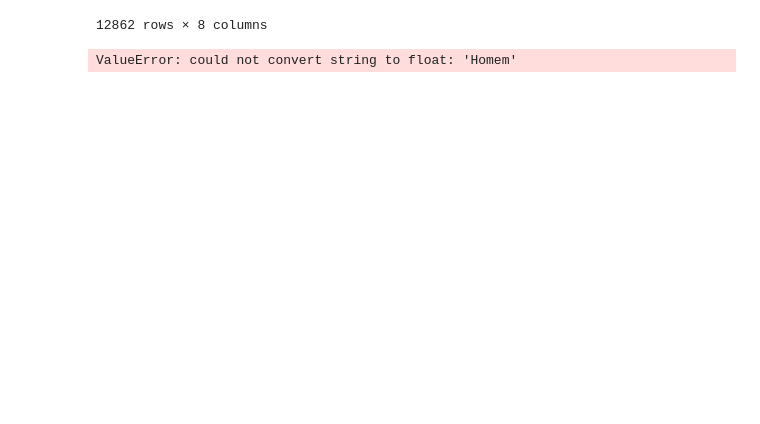
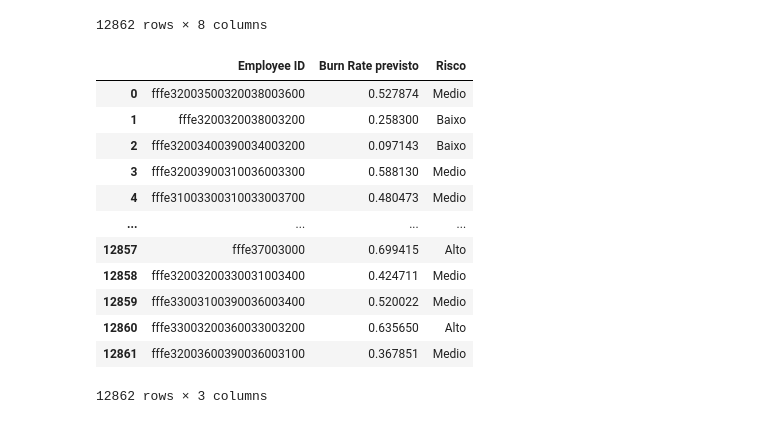
Before and after one commit to Olveir/projeto_lean_startup_CD, a Jupyter notebook: modelo_final.ipynb, the cells around one changed output. Saved outputs shown, nothing was run; the diff lists cells and outputs as text; code cells hidden in the pictures; blank space fills up the shorter version.

Commit message:
fix: ajuste na leitura do dataset de teste

```diff
--- a/modelo_final.ipynb
+++ b/modelo_final.ipynb
@@ -314,22 +314,22 @@ display(df_teste)
 arquivo_teste = r'/home/chlxr/projeto_lean_startup_CD/test_sujo.csv'
 df_teste = pd.read_csv(arquivo_teste)
 
-df['Date of Joining'] = pd.to_datetime(df['Date of Joining'], errors='coerce')
-df['Date of Joining'] = df['Date of Joining'].fillna(df['Date of Joining'].median())
+df_teste['Date of Joining'] = pd.to_datetime(df_teste['Date of Joining'], errors='coerce')
+df_teste['Date of Joining'] = df_teste['Date of Joining'].fillna(df_teste['Date of Joining'].median())
 
-df['Designation'] = pd.to_numeric(df['Designation'], errors='coerce')
-df['Resource Allocation'] = pd.to_numeric(df['Resource Allocation'], errors='coerce')
-df['Mental Fatigue Score'] = pd.to_numeric(df['Mental Fatigue Score'], errors='coerce')
+df_teste['Designation'] = pd.to_numeric(df_teste['Designation'], errors='coerce')
+df_teste['Resource Allocation'] = pd.to_numeric(df_teste['Resource Allocation'], errors='coerce')
+df_teste['Mental Fatigue Score'] = pd.to_numeric(df_teste['Mental Fatigue Score'], errors='coerce')
 
-df.loc[~df['Mental Fatigue Score'].between(0, 10), 'Mental Fatigue Score'] = np.nan
+df_teste.loc[~df_teste['Mental Fatigue Score'].between(0, 10), 'Mental Fatigue Score'] = np.nan
 
 cols_texto = ['Gender', 'Company Type', 'WFH Setup Available']
 
-df[cols_texto] = df[cols_texto].apply(
+df_teste[cols_texto] = df_teste[cols_texto].apply(
     lambda coluna: coluna.astype(str).str.strip().str.upper()
 )
 
-df['Gender'] = df['Gender'].replace({
+df_teste['Gender'] = df_teste['Gender'].replace({
     'F': 'FEMALE',
     'MULHER': 'FEMALE',
     'FEMININO': 'FEMALE',
@@ -338,7 +338,7 @@ df['Gender'] = df['Gender'].replace({
     'MASCULINO': 'MALE'
 })
 
-df['Company Type'] = df['Company Type'].replace({
+df_teste['Company Type'] = df_teste['Company Type'].replace({
     'SERV.': 'SERVICE',
     'SERVICO': 'SERVICE',
     'SERVIÇO': 'SERVICE',
@@ -346,7 +346,7 @@ df['Company Type'] = df['Company Type'].replace({
     'PRODUTO': 'PRODUCT'
 })
 
-df['WFH Setup Available'] = df['WFH Setup Available'].replace({
+df_teste['WFH Setup Available'] = df_teste['WFH Setup Available'].replace({
     'Y': 'YES',
     '1': 'YES',
     '1.0': 'YES',
@@ -359,16 +359,16 @@ df['WFH Setup Available'] = df['WFH Setup Available'].replace({
     'NÃO': 'NO'
 })
 
-df['Designation'] = df['Designation'].fillna(df['Designation'].mean())
-df['Resource Allocation'] = df['Resource Allocation'].fillna(df['Resource Allocation'].mean())
-df['Mental Fatigue Score'] = df['Mental Fatigue Score'].fillna(df['Mental Fatigue Score'].mean())
+df_teste['Designation'] = df_teste['Designation'].fillna(df_teste['Designation'].mean())
+df_teste['Resource Allocation'] = df_teste['Resource Allocation'].fillna(df_teste['Resource Allocation'].mean())
+df_teste['Mental Fatigue Score'] = df_teste['Mental Fatigue Score'].fillna(df_teste['Mental Fatigue Score'].mean())
 
-df['Gender'] = df['Gender'].fillna(df['Gender'].mode()[0])
-df['Company Type'] = df['Company Type'].fillna(df['Company Type'].mode()[0])
-df['WFH Setup Available'] = df['WFH Setup Available'].fillna(df['WFH Setup Available'].mode()[0])
+df_teste['Gender'] = df_teste['Gender'].fillna(df_teste['Gender'].mode()[0])
+df_teste['Company Type'] = df_teste['Company Type'].fillna(df_teste['Company Type'].mode()[0])
+df_teste['WFH Setup Available'] = df_teste['WFH Setup Available'].fillna(df_teste['WFH Setup Available'].mode()[0])
 
-df['WFH Setup Available'] = (
-    df['WFH Setup Available']
+df_teste['WFH Setup Available'] = (
+    df_teste['WFH Setup Available']
     .astype(str)
     .str.strip()
     .str.upper()
@@ -393,12 +393,12 @@ df['WFH Setup Available'] = (
     })
 )
 
-df['WFH Setup Available'] = pd.to_numeric(df['WFH Setup Available'], errors='coerce')
-df['WFH Setup Available'] = df['WFH Setup Available'].fillna(df['WFH Setup Available'].mode()[0])
+df_teste['WFH Setup Available'] = pd.to_numeric(df_teste['WFH Setup Available'], errors='coerce')
+df_teste['WFH Setup Available'] = df_teste['WFH Setup Available'].fillna(df_teste['WFH Setup Available'].mode()[0])
 
 
-df['Gender'] = (
-    df['Gender']
+df_teste['Gender'] = (
+    df_teste['Gender']
     .astype(str)
     .str.strip()
     .str.upper()
@@ -419,12 +419,12 @@ df['Gender'] = (
     })
 )
 
-df['Gender'] = pd.to_numeric(df['Gender'], errors='coerce')
-df['Gender'] = df['Gender'].fillna(df['Gender'].mode()[0])
+df_teste['Gender'] = pd.to_numeric(df_teste['Gender'], errors='coerce')
+df_teste['Gender'] = df_teste['Gender'].fillna(df_teste['Gender'].mode()[0])
 
 
-df['Company Type'] = (
-    df['Company Type']
+df_teste['Company Type'] = (
+    df_teste['Company Type']
     .astype(str)
     .str.strip()
     .str.upper()
@@ -441,34 +441,46 @@ df['Company Type'] = (
         'NAN': np.nan,
         'NONE': np.nan,
         '': np.nan
     })
 )
 
-df['Company Type'] = pd.to_numeric(df['Company Type'], errors='coerce')
-df['Company Type'] = df['Company Type'].fillna(df['Company Type'].mode()[0])
+df_teste['Company Type'] = pd.to_numeric(df_teste['Company Type'], errors='coerce')
+df_teste['Company Type'] = df_teste['Company Type'].fillna(df_teste['Company Type'].mode()[0])
 
-df_teste.to_csv(r'C:\Users\Matheus\Documents\Trabalho Final - Ciência de Dados\test_limpo.csv', index=False)
+df_teste.to_csv(r'test_limpo.csv', index=False)
 
 ids_funcionarios = df_teste['Employee ID']
 X_teste = df_teste[var_indep]
 
 predict_teste = random_forest.predict(X_teste)
 
 def classificar_risco(nota):
     if nota < 0.3:
         return 'Baixo'
     elif nota < 0.6:
         return 'Medio'
     else:
         return 'Alto'
 
 df_result = pd.DataFrame({
     'Employee ID': ids_funcionarios,
     'Burn Rate previsto': predict_teste
 })
 
 df_result['Risco'] = df_result['Burn Rate previsto'].apply(classificar_risco)
 df_result.to_csv(r'C:\Users\Matheus\Documents\Trabalho Final - Ciência de Dados\predicao.csv', index=False)
 display(df_result)
 # %% [output]
+|  | Employee ID | Burn Rate previsto | Risco |
+| 0 | fffe32003500320038003600 | 0.527874 | Medio |
+| 1 | fffe3200320038003200 | 0.258300 | Baixo |
+| 2 | fffe32003400390034003200 | 0.097143 | Baixo |
+| 3 | fffe32003900310036003300 | 0.588130 | Medio |
+| 4 | fffe31003300310033003700 | 0.480473 | Medio |
+| ... | ... | ... | ... |
+| 12857 | fffe37003000 | 0.699415 | Alto |
+| 12858 | fffe32003200330031003400 | 0.424711 | Medio |
+| 12859 | fffe33003100390036003400 | 0.520022 | Medio |
+| 12860 | fffe33003200360033003200 | 0.635650 | Alto |
+| 12861 | fffe32003600390036003100 | 0.367851 | Medio |
-ValueError: could not convert string to float: 'Homem'
+12862 rows × 3 columns
```
